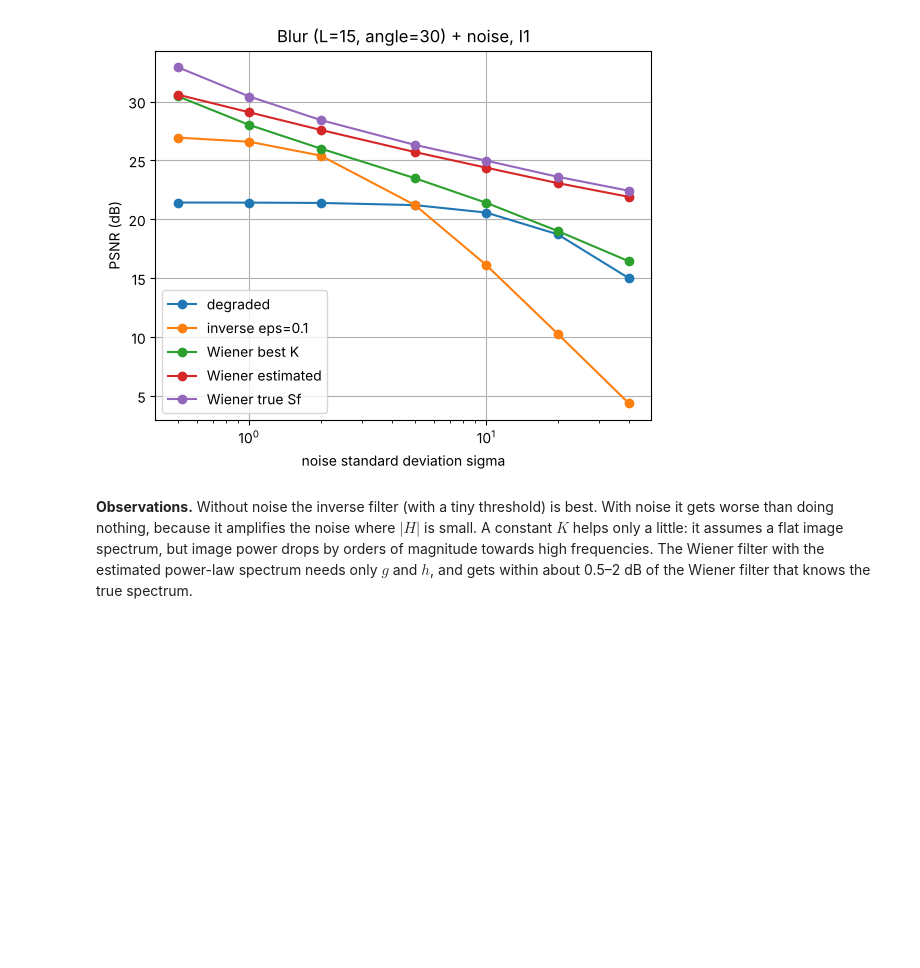
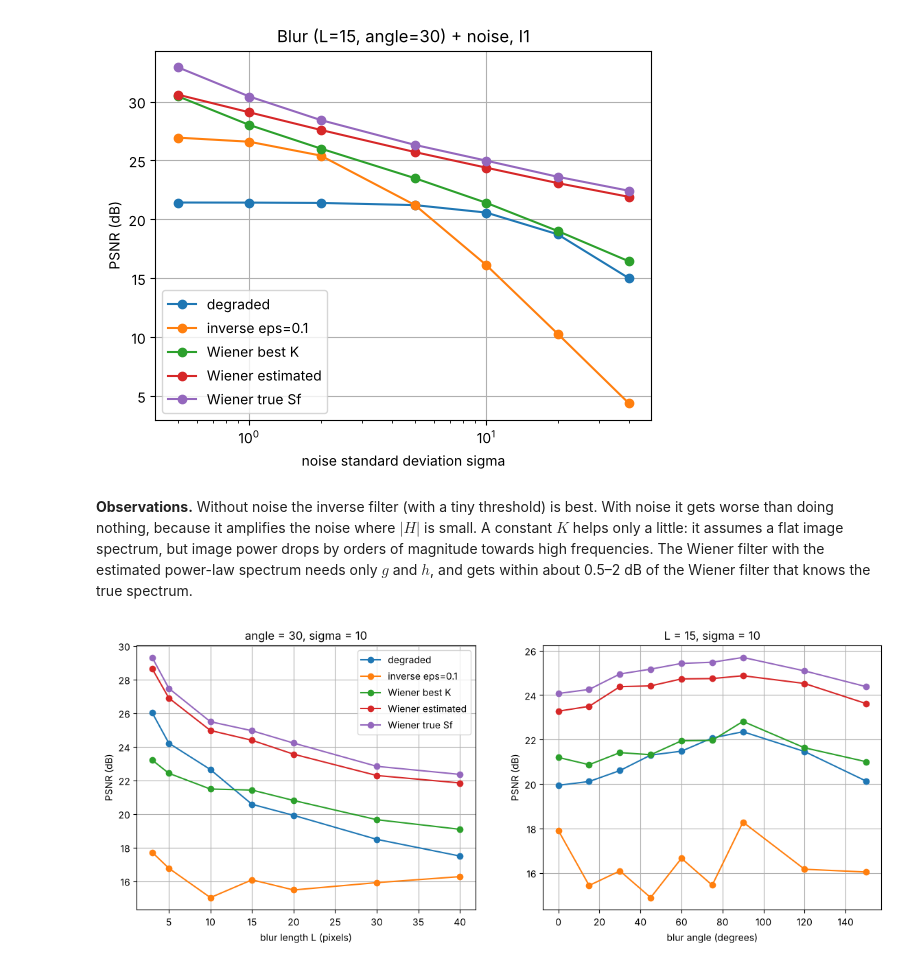
Before and after one commit to ivanfran5/sdsp-image-restoration, a Jupyter notebook: image_restoration.ipynb, the cells around one changed output. Cells and saved outputs as stored; diff of their text form; code cells hidden in the pictures; blank space fills up the shorter version.

Commit message:
Compare filters for different blur lengths and angles

```diff
--- a/image_restoration.ipynb
+++ b/image_restoration.ipynb
@@ -235,3 +235,46 @@ plt.show()
 [figure]
 # %% [markdown]
 **Observations.** Without noise the inverse filter (with a tiny threshold) is best. With noise it gets worse than doing nothing, because it amplifies the noise where $|H|$ is small. A constant $K$ helps only a little: it assumes a flat image spectrum, but image power drops by orders of magnitude towards high frequencies. The Wiener filter with the estimated power-law spectrum needs only $g$ and $h$, and gets within about 0.5–2 dB of the Wiener filter that knows the true spectrum.
+# %%
+# Restore g with every filter and return the PSNR of each result
+def compare_filters(f, g, H, sigma):
+    best_K = max(K_values, key=lambda K: r.psnr(f, r.wiener_filter(g, H, K)))
+    s_hat = r.estimate_sigma(g)
+    Sf_est, _ = r.estimate_Sf(g, H, s_hat)
+    return {
+        "degraded": r.psnr(f, g),
+        "inverse eps=0.1": r.psnr(f, r.inverse_filter(g, H, 0.1)),
+        "Wiener best K": r.psnr(f, r.wiener_filter(g, H, best_K)),
+        "Wiener estimated": r.psnr(f, r.wiener_filter(g, H, s_hat ** 2 / Sf_est)),
+        "Wiener true Sf": r.psnr(f, r.wiener_filter(g, H, r.true_nsr(f, sigma))),
+    }
+# %%
+lengths = [3, 5, 10, 15, 20, 30, 40]
+results_L = {}
+for length in lengths:
+    H_L = np.fft.fft2(r.motion_psf(length, ANGLE, f.shape))
+    g = r.add_noise(r.blur(f, H_L), SIGMA, rng)
+    results_L[length] = compare_filters(f, g, H_L, SIGMA)
+
+angles = [0, 15, 30, 45, 60, 75, 90, 120, 150]
+results_A = {}
+for angle in angles:
+    H_A = np.fft.fft2(r.motion_psf(L, angle, f.shape))
+    g = r.add_noise(r.blur(f, H_A), SIGMA, rng)
+    results_A[angle] = compare_filters(f, g, H_A, SIGMA)
+
+fig, ax = plt.subplots(1, 2, figsize=(14, 5))
+for label in results_L[lengths[0]]:
+    ax[0].plot(lengths, [results_L[x][label] for x in lengths], "o-", label=label)
+    ax[1].plot(angles, [results_A[x][label] for x in angles], "o-", label=label)
+ax[0].set_xlabel("blur length L (pixels)")
+ax[0].set_title(f"angle = {ANGLE}, sigma = {SIGMA}")
+ax[1].set_xlabel("blur angle (degrees)")
+ax[1].set_title(f"L = {L}, sigma = {SIGMA}")
+for a in ax:
+    a.set_ylabel("PSNR (dB)")
+    a.grid(True)
+ax[0].legend()
+plt.show()
+# %% [output]
+[figure, added]
```
Also changed, not shown: parts of 2 cells of this notebook.
